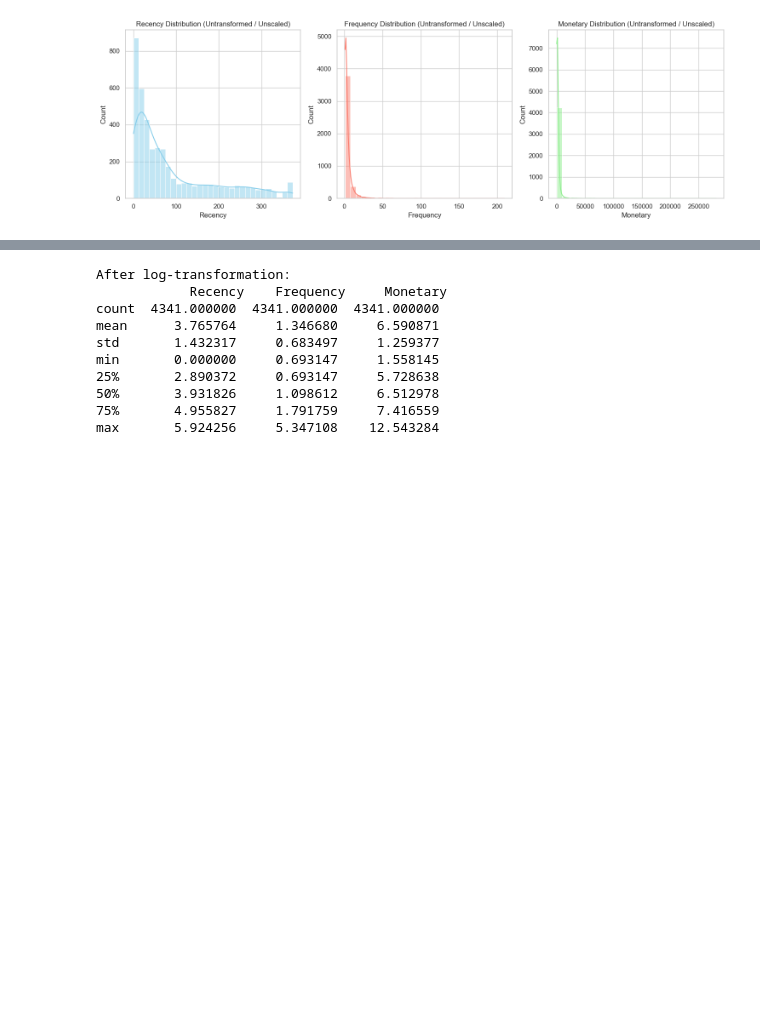
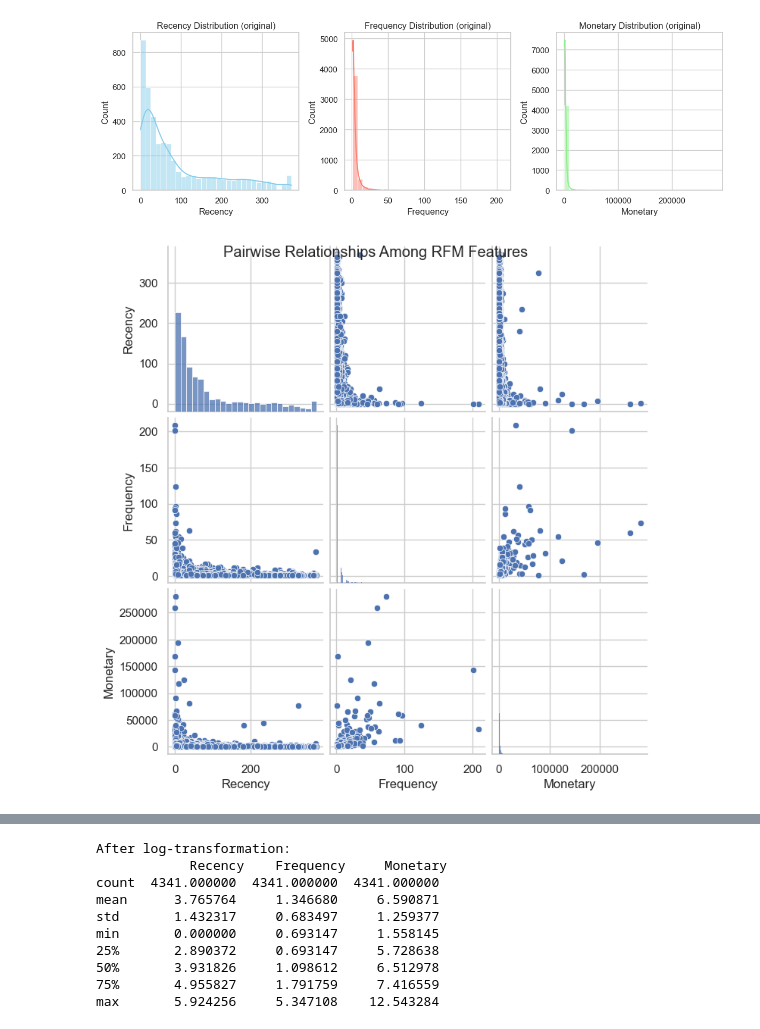
Before and after one commit to bisharatm/ds08_online-retail, a Jupyter notebook: notebooks/03_modeling_and_clustering.ipynb, the cells around one changed output, grey strips where cells are left out. Cells and saved outputs as stored; diff of their text form; code cells hidden in the pictures; blank space fills up the shorter version.

```diff
--- a/notebooks/03_modeling_and_clustering.ipynb
+++ b/notebooks/03_modeling_and_clustering.ipynb
@@ -214,5 +107,26 @@ max    18287.000000   373.000000   209.000000  280206.020000
 # %%
-# Visualize RFM distributions for untransformed and unscaled data
-plot_rfm_distributions(rfm, title_suffix='(Untransformed / Unscaled)')
+# Function to visualize RFM distributions
+def plot_rfm_distributions(rfm_data, title_suffix='', bins=30):
+    fig, axes = plt.subplots(1, 3, figsize=(12, 4))
+    sns.histplot(rfm_data['Recency'], bins=bins, kde=True, ax=axes[0], color='skyblue')
+    axes[0].set_title(f'Recency Distribution {title_suffix}')
+    sns.histplot(rfm_data['Frequency'], bins=bins, kde=True, ax=axes[1], color='salmon')
+    axes[1].set_title(f'Frequency Distribution {title_suffix}')
+    sns.histplot(rfm_data['Monetary'], bins=bins, kde=True, ax=axes[2], color='lightgreen')
+    axes[2].set_title(f'Monetary Distribution {title_suffix}')
+    plt.tight_layout()
+    plt.show()
+
+plot_rfm_distributions(rfm, title_suffix='(original)')
+
+# Plot a heatmap and pairplot to visualize pair-wise relationships between features
+sns.pairplot(rfm[['Recency', 'Frequency', 'Monetary']])
+plt.suptitle('Pairwise Relationships Among RFM Features')
+plt.show()
+
+sns.heatmap(rfm[['Recency', 'Frequency', 'Monetary']].corr(), annot=True, cmap='Blues')
+plt.title('Correlation Between RFM Features')
+plt.show()
 # %% [output]
-[figure, old version]
+[figure, new version]
+[figure, added]
```
Also changed, not shown: parts of 37 cells of this notebook, 1 other file.
